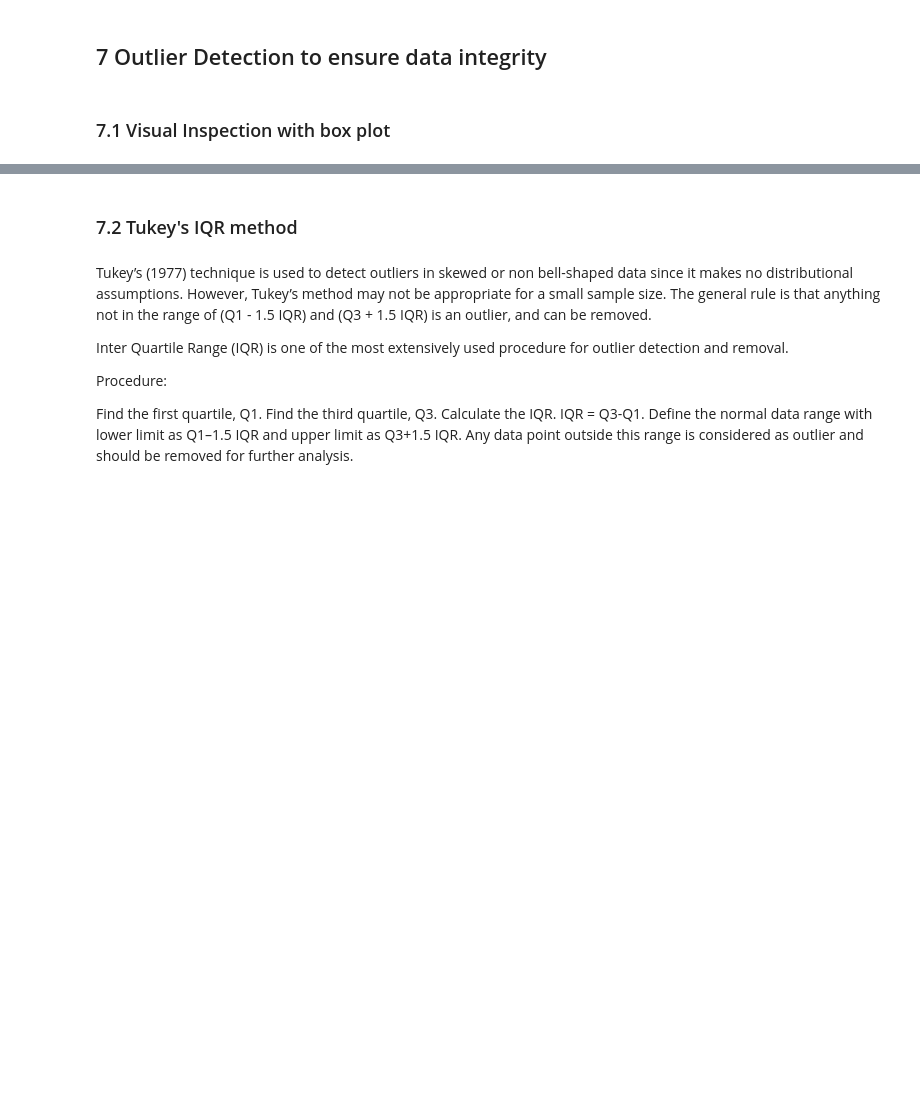
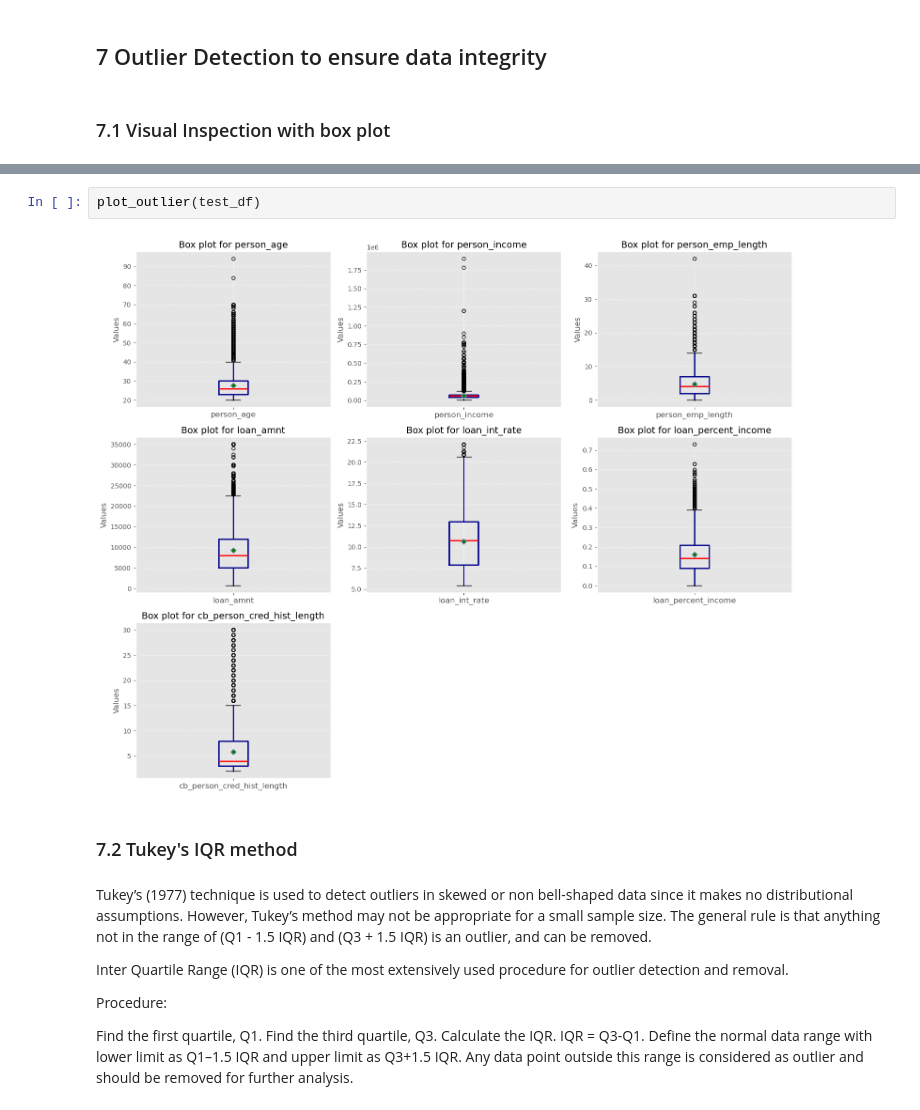
Before and after one commit to Rachel0619/Loan-Approval-Prediction, a Jupyter notebook: notebooks/EDA.ipynb, the cells around one changed output, grey strips where cells are left out. Saved outputs shown, nothing was run; the diff lists cells and outputs as text; blank space fills up the shorter version.

```diff
--- a/notebooks/EDA.ipynb
+++ b/notebooks/EDA.ipynb
@@ -392,3 +427,7 @@ for col in numerical_columns:
+# %%
+plot_outlier(test_df)
+# %% [output]
+[figure, added]
 # %% [markdown]
 ### 7.2 Tukey's IQR method
 # %% [markdown]
```
Also changed, not shown: parts of 8 cells of this notebook, 2 other files.
